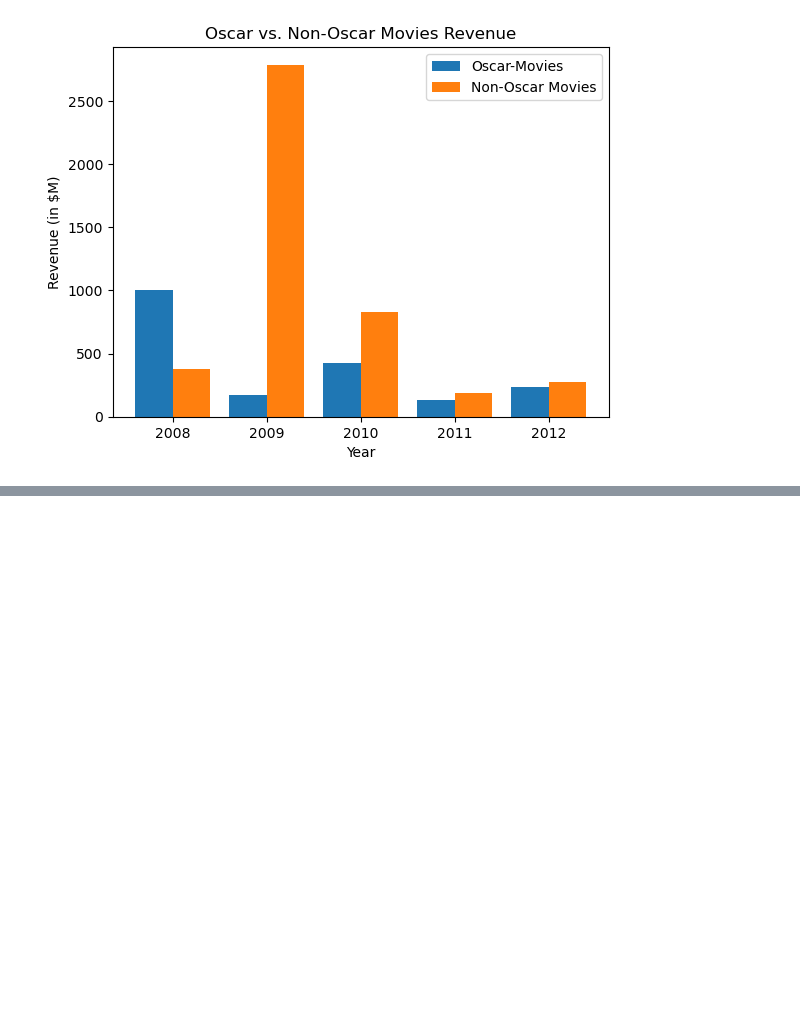
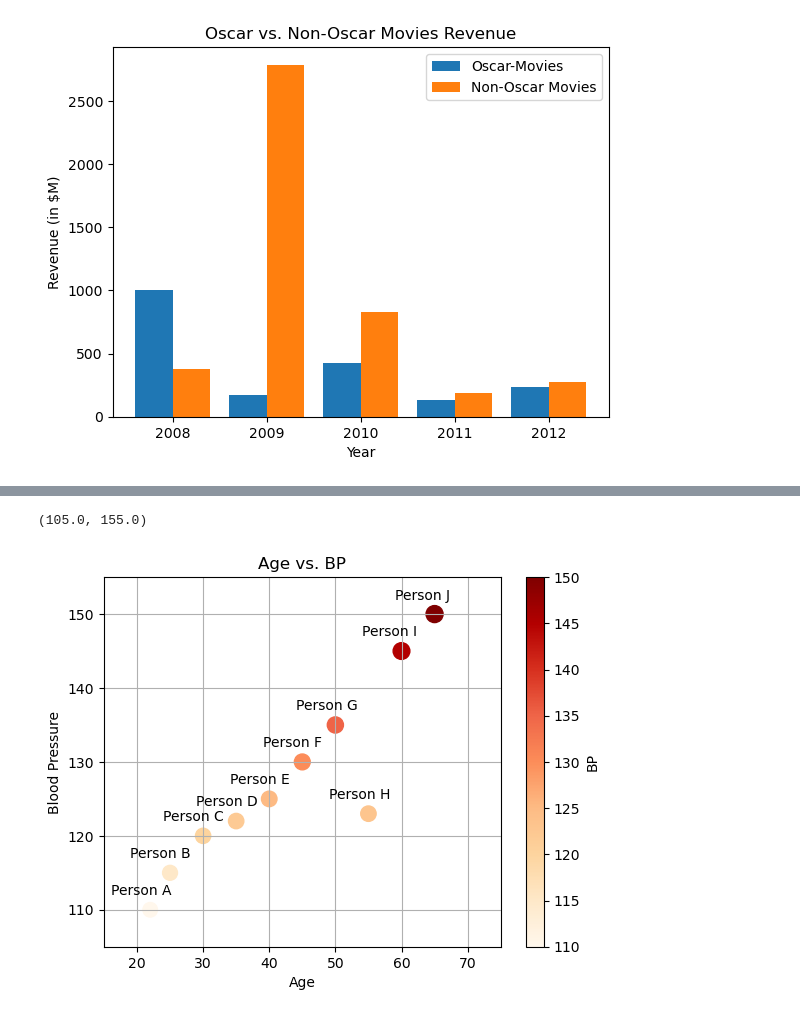
Before and after one commit to MohammedGousemohiyuddinYekkaluru/prime-ai-ml-learning-journey, a Jupyter notebook: Data Visualization/matplotlib.ipynb, the cells around one changed output, grey strips where cells are left out. Drawn from its saved outputs; the diff is of its cells as text; code cells hidden in the pictures; blank space fills up the shorter version.

```diff
--- a/Data Visualization/matplotlib.ipynb
+++ b/Data Visualization/matplotlib.ipynb
@@ -157,0 +176,26 @@ plt.xticks(x, years)
+# %%
+# Scatter Plots
+
+people = ["Person A", "Person B", "Person C", "Person D", "Person E",
+          "Person F", "Person G", "Person H", "Person I", "Person J"]
+age = [22, 25, 30, 35, 40, 45, 50, 55, 60, 65]
+blood_pressure = [110, 115, 120, 122, 125, 130, 135, 123, 145, 150]
+
+colors = ["green" if bp < 125 else "red" for bp in blood_pressure]
+sizes = blood_pressure
+
+plt.scatter(age, blood_pressure, s=sizes, cmap="OrRd", c=sizes)
+plt.title("Age vs. BP")
+plt.xlabel("Age")
+plt.ylabel("Blood Pressure")
+
+plt.grid()
+plt.colorbar(label = "BP")
+
+for i in range(len(age)):
+    plt.annotate(people[i], xy=(age[i], blood_pressure[i]), xytext=(age[i]-6, blood_pressure[i]+2))
+plt.xlim(15, max(age)+10)
+plt.ylim(105, max(blood_pressure)+ 5)
+# %% [output]
+(105.0, 155.0)
+[figure, added]
```
Also changed, not shown: parts of 3 cells of this notebook.
